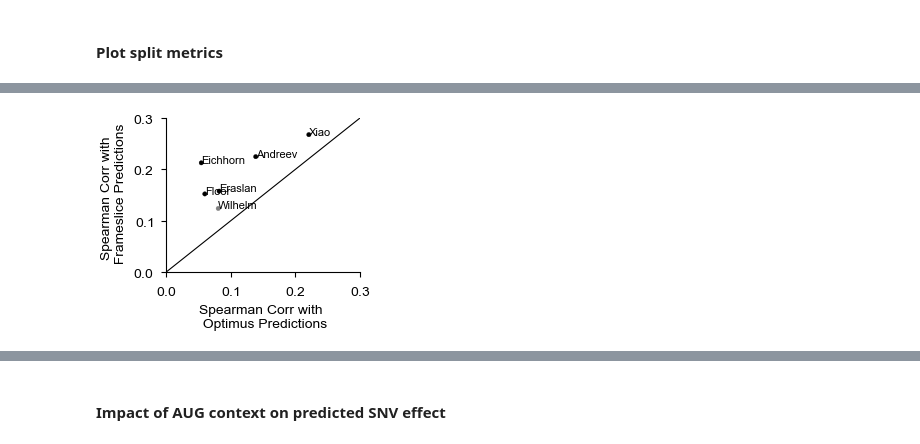
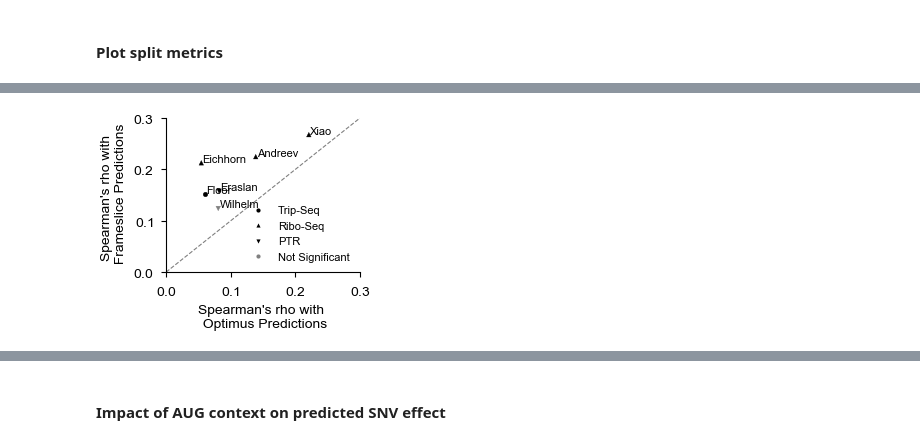
Before and after one commit to Karollus/5UTR, a Jupyter notebook: Modelling/Modelling.ipynb, the cells around one changed output, grey strips where cells are left out. Drawn from its saved outputs; the diff is of its cells as text; code cells hidden in the pictures.

```diff
--- a/Modelling/Modelling.ipynb
+++ b/Modelling/Modelling.ipynb
@@ -256,9 +273,12 @@ wilhelm
 # %%
 # Load models
-utr_model_50 = load_model("../Models/utr_model_avgpool.h5", custom_objects={'FrameSliceLayer': model.FrameSliceLayer})
-utr_model = load_model("../Models/utr_model_100_residual.h5", custom_objects={'FrameSliceLayer': model.FrameSliceLayer})
+utr_model_50 = load_model("../Models/utr_model_50.h5", custom_objects={'FrameSliceLayer': model.FrameSliceLayer}) # Framepool50
+utr_model = load_model("../Models/utr_model_100_residual.h5", custom_objects={'FrameSliceLayer': model.FrameSliceLayer}) # Framepool100
 library_fn = utils_data.LibraryEncoder("library", {"egfp_unmod_1":0, "random":1})
-utr_model_combined = load_model("../Models/utr_model_combined_residual.h5", custom_objects={'FrameSliceLayer': model.FrameSliceLayer})
-paper_model_orig = load_model("../Models/main_MRL_model.hdf5")
+utr_model_combined = load_model("../Models/utr_model_combined_residual.h5", custom_objects={'FrameSliceLayer': model.FrameSliceLayer}) # FramepoolCombined
+utr_model_combined_noTG = load_model("../Models/utr_model_combined_residual_noTG.h5", custom_objects={'FrameSliceLayer': model.FrameSliceLayer})
+paper_model_orig = load_model("../Models/main_MRL_model.hdf5") # Optimus50
 paper_model = load_model("../Models/retrained_main_MRL_model.hdf5")
-paper_model2 = load_model("../Models/Varying_length_25to100_model.hdf5")
+paper_model2 = load_model("../Models/Varying_length_25to100_model.hdf5") # Optimus100
+modelname_dict = {"Optimus50": paper_model_orig, "Framepool50": utr_model_50,
+                  "Optimus100": paper_model2, "Framepool100": utr_model, "FramepoolCombined": utr_model_combined}
@@ -412,6 +504,3 @@ with open("../Data/Metrics/metrics_split_frameslice_100_dict.pkl", 'wb') as hand
     pickle.dump(metrics_split_frameslice_100, handle, protocol=pickle.HIGHEST_PROTOCOL)
 with open("../Data/Metrics/metrics_split_frameslice_combined_dict.pkl", 'wb') as handle:
     pickle.dump(metrics_split_frameslice_combined, handle, protocol=pickle.HIGHEST_PROTOCOL)
-# %%
-with open("../Data/Metrics/metrics_split_recurrent_100_dict.pkl", 'wb') as handle:
-    pickle.dump(metrics_split_recurrent_100, handle, protocol=pickle.HIGHEST_PROTOCOL)
@@ -435,12 +624,13 @@ with open("../Data/Metrics/metrics_split_recurrent_100_dict.pkl", 'rb') as handl
 corr_type_dict = {"pearson":0, "spearman":1}
 
 def plot_metrics(metrics, metrics_paper, split="long", model="slice100", corr_type="spearman",
-                fig_dims=(3.75, 3.0), font_size=10, font_size_lbl=8, n_samples=100, dot_size=10,
+                fig_dims=(3.75, 3.0), font_size=10, font_size_lbl=8, n_samples=100, dot_size=11,
                 suppress_lbls=False, std_factor=3, suppress_legend=True):
     ordered_keys = ["doudna", "andreev", "pcr3", "eichhorn", "ptr", "wilhelm"]
     #labels = ["Floor (TripSeq)", "Andreev (RiboSeq)", "Xiao (RiboSeq)", "Eichhorn (RiboSeq)",
     #         "Eraslan (PTR)", "Wilhelm (PTR)"]
     labels = ["Floor", "Andreev", "Xiao", "Eichhorn", "Eraslan", "Wilhelm"]
+    markers = ["o", "^", "v"]
     y = [metrics[split][key]["corr"][corr_type_dict[corr_type]]
          for key in ordered_keys]
     x = [metrics_paper[split][key]["corr"][corr_type_dict[corr_type]]
@@ -485,25 +675,34 @@ def plot_metrics(metrics, metrics_paper, split="long", model="slice100", corr_ty
     ax.set_ylim(0, 0.3)
 
     line = np.linspace(*ax.get_xlim())
-    ax.plot(line, line, color="black")
+    ax.plot(line, line, color="grey", linestyle="--")
 
     if not suppress_lbls:
-        ax.set_xlabel("Spearman Corr with \n Optimus Predictions",fontsize=font_size)
-        ax.set_ylabel("Spearman Corr with \n Frameslice Predictions",fontsize=font_size)
+        ax.set_xlabel("Spearman's rho with \n Optimus Predictions",fontsize=font_size)
+        ax.set_ylabel("Spearman's rho with \n Frameslice Predictions",fontsize=font_size)
     ax.tick_params(labelsize=font_size)
 
-    ax.scatter(x,y, c=color, s=dot_size)
+    subset = [(0,1), (1,4), (4,6)]
+    for i,idx in enumerate(subset):
+        ax.scatter(x[idx[0]:idx[1]],y[idx[0]:idx[1]], c=color[idx[0]:idx[1]], s=dot_size, marker=markers[i])
+    #ax.scatter(x,y, c=color, s=dot_size, marker=markers)
     #ax.errorbar(x, y, xerr=bar_paper, yerr=bar_our, capsize=8, ecolor = "k", fmt=' ')
 
     if not suppress_legend:
-        symbols = ([Line2D([0], [0], marker='o', color='w', label='Significant',
+        symbols = ([#Line2D([0], [0], marker=None, linestyle="--", color='black', label='y=x',
+                          #markerfacecolor='black', markersize=3),
+                    Line2D([0], [0], marker='o', color='w', label='Trip-Seq',
                           markerfacecolor='black', markersize=3),
-                   Line2D([0], [0], marker='o', color='w', label='Not Significant',
+                    Line2D([0], [0], marker='^', color='w', label='Ribo-Seq',
+                          markerfacecolor='black', markersize=3),
+                    Line2D([0], [0], marker='v', color='w', label='PTR',
+                          markerfacecolor='black', markersize=3),
+                    Line2D([0], [0], marker='o', color='w', label='Not Significant',
                           markerfacecolor='grey', markersize=3)])
         ax.legend(handles=symbols, frameon=False)
 
     for i, txt in enumerate(labels):
-        ax.annotate(txt, (x[i], y[i]), fontsize=font_size_lbl)
+        ax.annotate(txt, (x[i]+0.002, y[i]+0.002), fontsize=font_size_lbl)
         # Diag error bars
         # ax.plot(np.linspace(x[i] - error_bar[i], x[i] + error_bar[i]),
         #         np.flip(np.linspace(y[i] - error_bar[i], y[i] + error_bar[i])),
@@ -525,9 +724,9 @@ plot_metrics(metrics_split_frameslice_50, metrics_split_optimus_50, split="50",
 # %%
 plot_metrics(metrics_split_frameslice_50, metrics_split_optimus_50, split="long", model="slice50", corr_type="spearman",
                 fig_dims=fig_dims, font_size=font_size, font_size_lbl=font_size_lbl,
-            n_samples=100)
+            n_samples=100, suppress_legend=False)
 # %% [output]
-[figure, old version]
+[figure, new version]
 # %%
 plot_metrics(metrics_split_frameslice_100, metrics_split_optimus_100, split="100", corr_type="spearman",
                 fig_dims=fig_dims, font_size=font_size, font_size_lbl=font_size_lbl,
```
Also changed, not shown: parts of 85 cells of this notebook, 12 other files.
